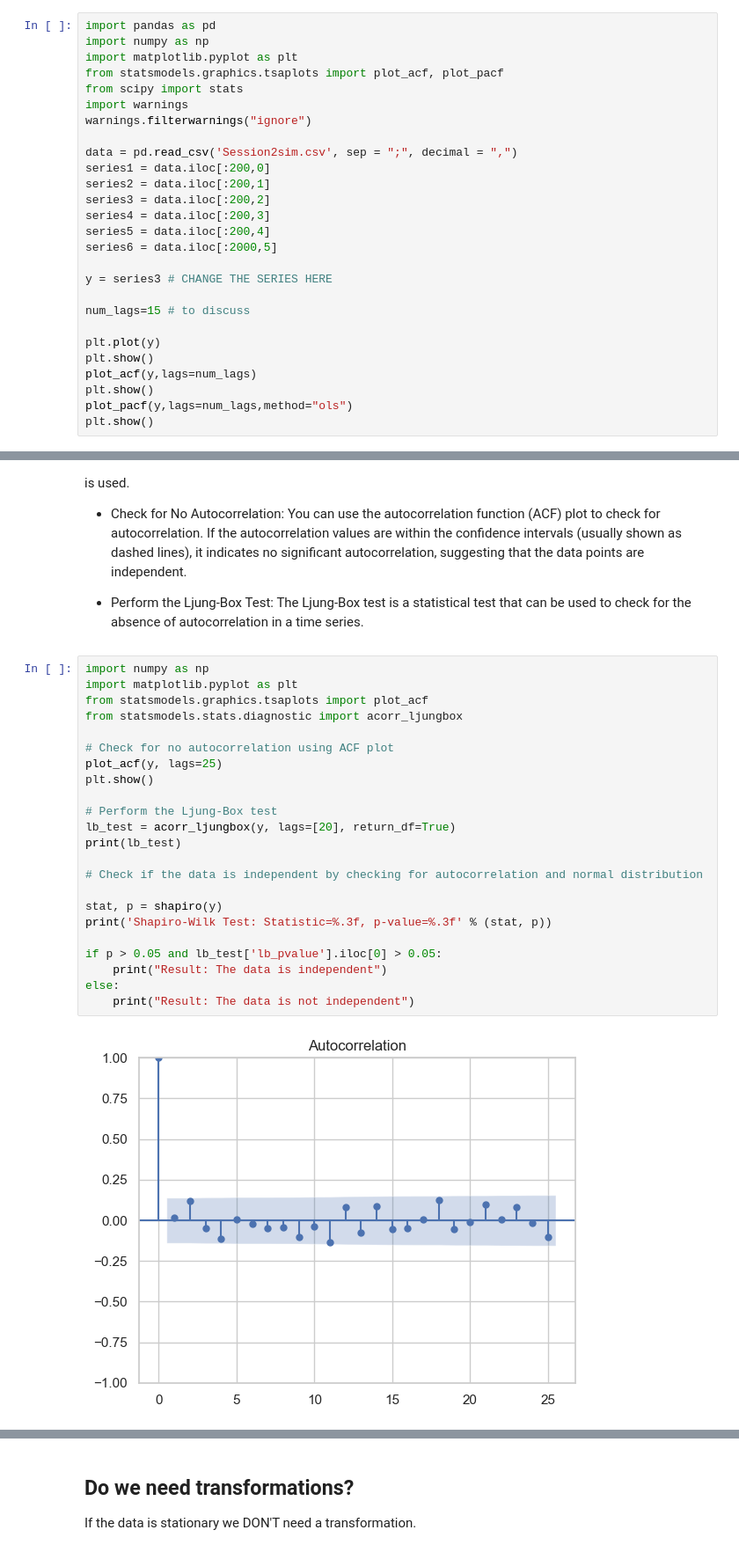
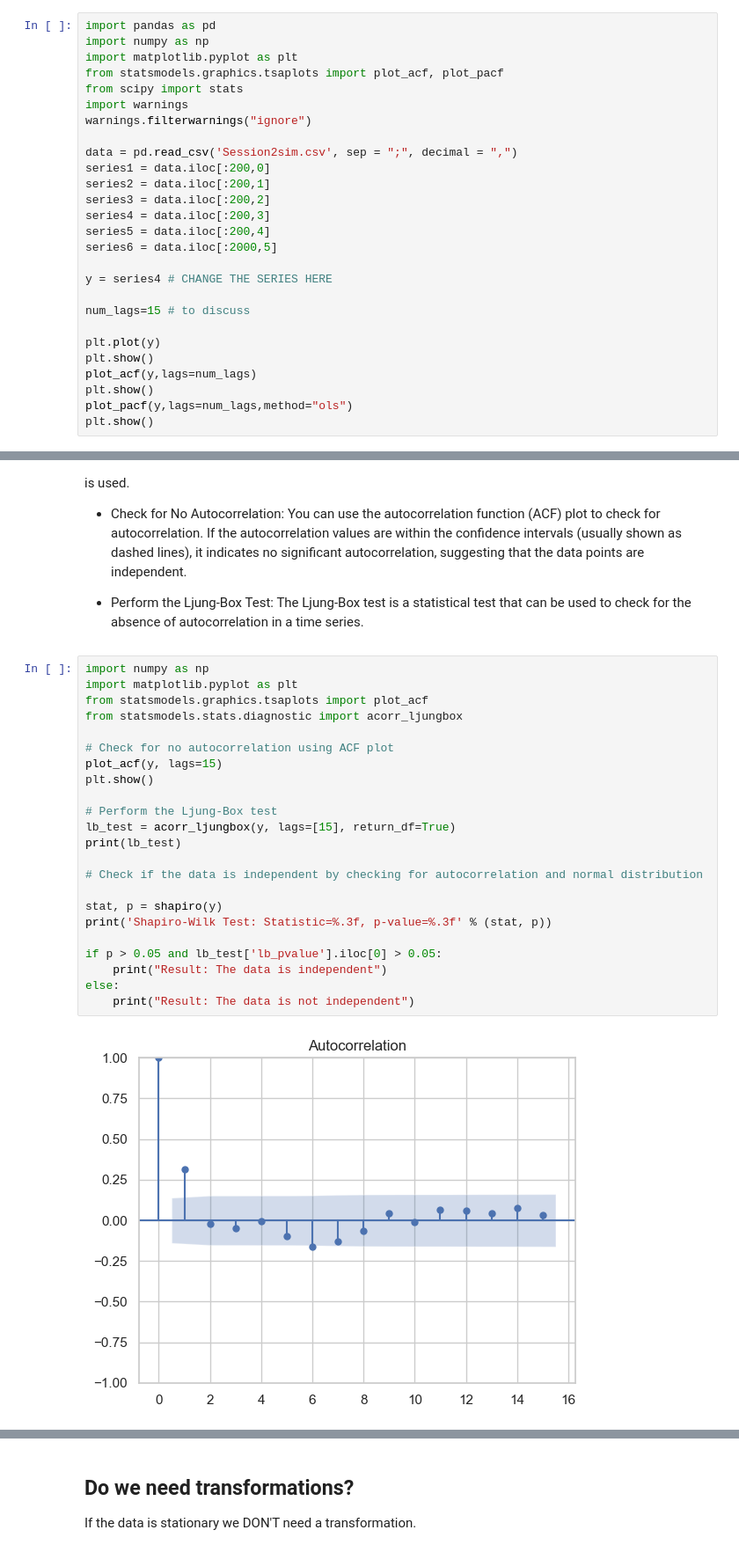
Before and after one commit to nerealegui/Operations_Management, a Jupyter notebook: Analysis_Time_Series.ipynb, the cells around one changed output, grey strips where cells are left out. Shown at 88% size. Saved outputs shown, nothing was run; the diff lists cells and outputs as text.

```diff
--- a/Analysis_Time_Series.ipynb
+++ b/Analysis_Time_Series.ipynb
@@ -23,7 +23,7 @@ series4 = data.iloc[:200,3]
 series5 = data.iloc[:200,4]
 series6 = data.iloc[:2000,5]
 
-y = series3 # CHANGE THE SERIES HERE
+y = series4 # CHANGE THE SERIES HERE
 
 num_lags=15 # to discuss
 
@@ -295,25 +295,25 @@ If the data is independent you cannot predict any model from my random variable
 # %%
 import numpy as np
 import matplotlib.pyplot as plt
 from statsmodels.graphics.tsaplots import plot_acf
 from statsmodels.stats.diagnostic import acorr_ljungbox
 
 # Check for no autocorrelation using ACF plot
-plot_acf(y, lags=25)
+plot_acf(y, lags=15)
 plt.show()
 
 # Perform the Ljung-Box test
-lb_test = acorr_ljungbox(y, lags=[20], return_df=True)
+lb_test = acorr_ljungbox(y, lags=[15], return_df=True)
 print(lb_test)
 
 # Check if the data is independent by checking for autocorrelation and normal distribution
 
 stat, p = shapiro(y)
 print('Shapiro-Wilk Test: Statistic=%.3f, p-value=%.3f' % (stat, p))
 
 if p > 0.05 and lb_test['lb_pvalue'].iloc[0] > 0.05:
     print("Result: The data is independent")
 else:
     print("Result: The data is not independent")
 # %% [output]
-[figure, old version]
+[figure, new version]
```
Also changed, not shown: parts of 11 cells of this notebook.
